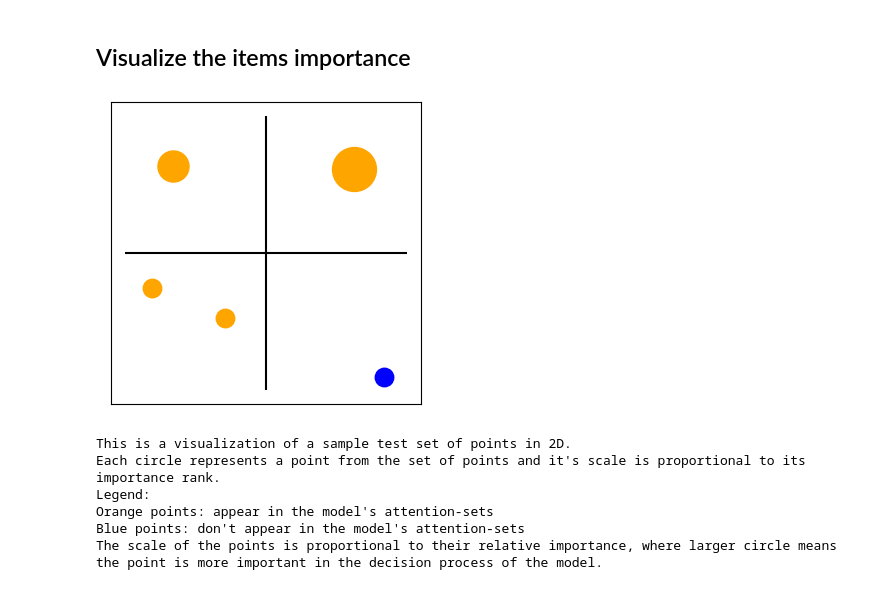
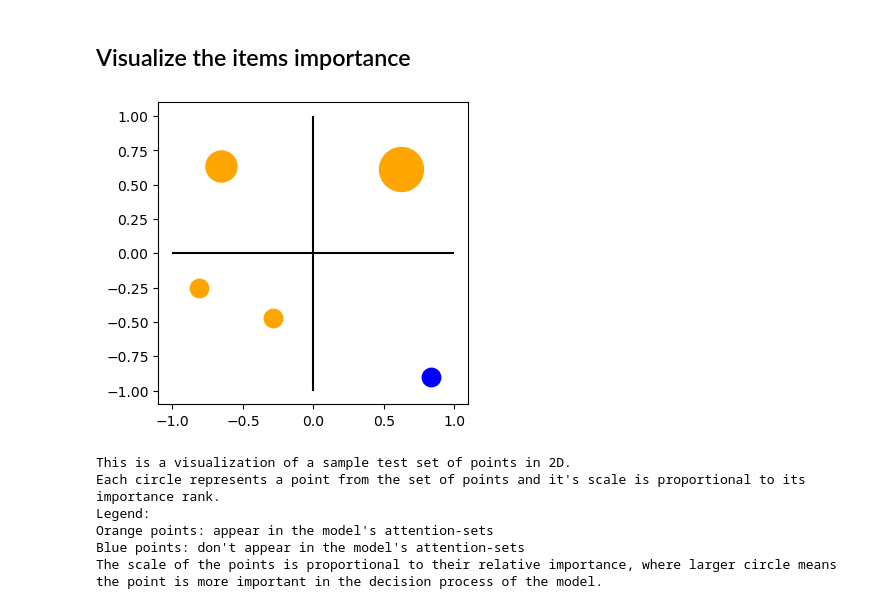
Before and after one commit to TAU-MLwell/Set-Tree, a Jupyter notebook: example.ipynb, the cells around one changed output. Saved outputs shown, nothing was run; the diff lists cells and outputs as text; code cells hidden in the pictures.

```diff
--- a/example.ipynb
+++ b/example.ipynb
@@ -102,31 +102,30 @@ The trained model has 4 nodes and 5 leafs
 # %%
 SCALE = 1e3
 N = 2
 SAMPLE_LABEL = 1
 
 test_indx = np.where(y_test == SAMPLE_LABEL)[0][N]
 sample_record = x_test[test_indx]
 point2rank = settree.get_item2rank_from_tree(set_tree_model, settree.SetDataset(records=[sample_record], is_init=True))
 
 min_val = SCALE * 2**(-max(list(point2rank.values())))
 fig=plt.figure(figsize=(4,4), dpi= 100, facecolor='w', edgecolor='k')
 for i, point in enumerate(sample_record):
     if i in point2rank:
         plt.scatter(point[0], point[1], s=SCALE * 2**(-point2rank[i]), color='orange')
     else:
         plt.scatter(point[0], point[1], s=min_val, color='blue')
 plt.hlines(0, -1, 1, colors='black')
 plt.vlines(0, -1, 1, colors='black')
-plt.xticks([]), plt.yticks([])
 plt.show()
 
 print('This is a visualization of a sample test set of points in 2D.\nEach circle represents a point from the set of points and '
       'it\'s scale is proportional to its importance rank.')
 print('Legend:\nOrange points: appear in the model\'s attention-sets\nBlue points: don\'t appear in the model\'s attention-sets\n'
       'The scale of the points is proportional to their relative importance, where larger circle means the point'
       ' is more important in the decision process of the model.')
 # %% [output]
-[figure, old version]
+[figure, new version]
 This is a visualization of a sample test set of points in 2D.
 Each circle represents a point from the set of points and it's scale is proportional to its importance rank.
 Legend:
```
